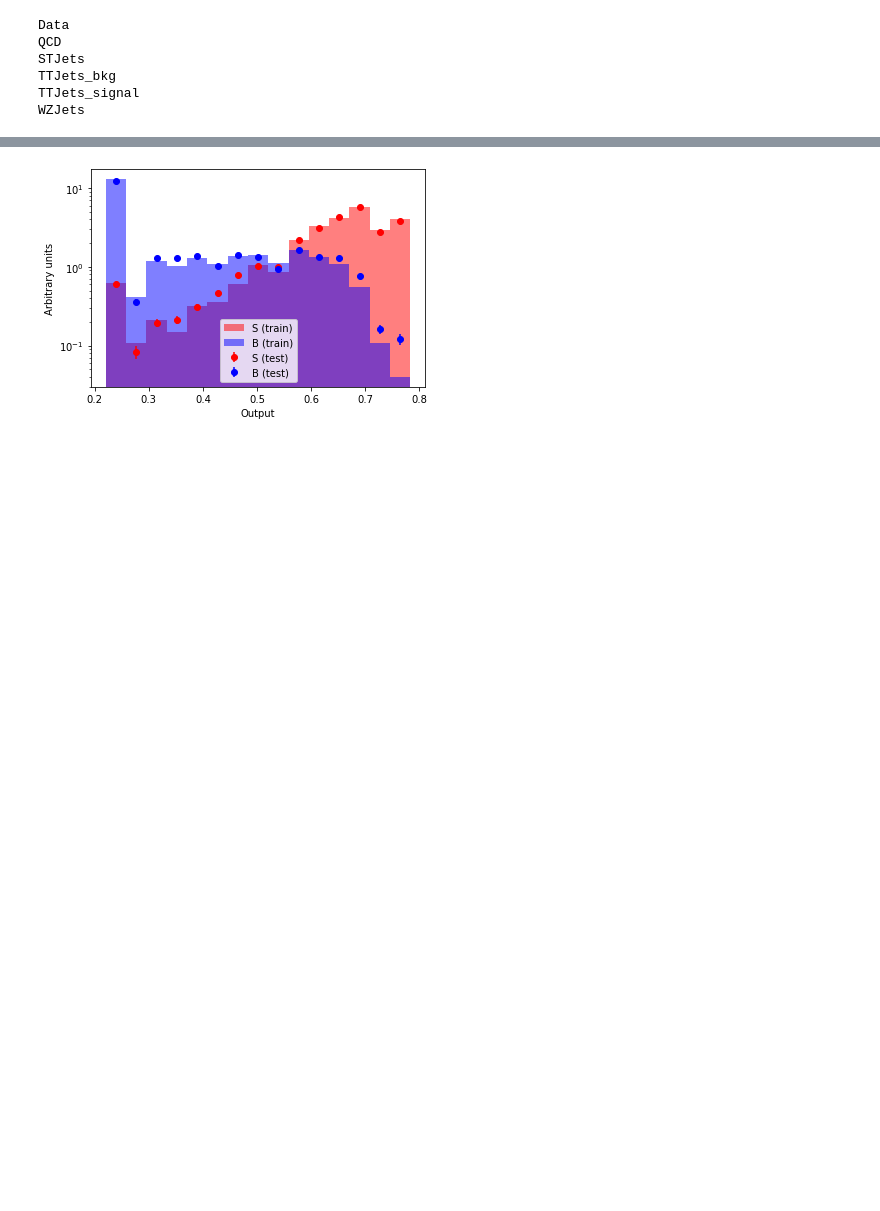
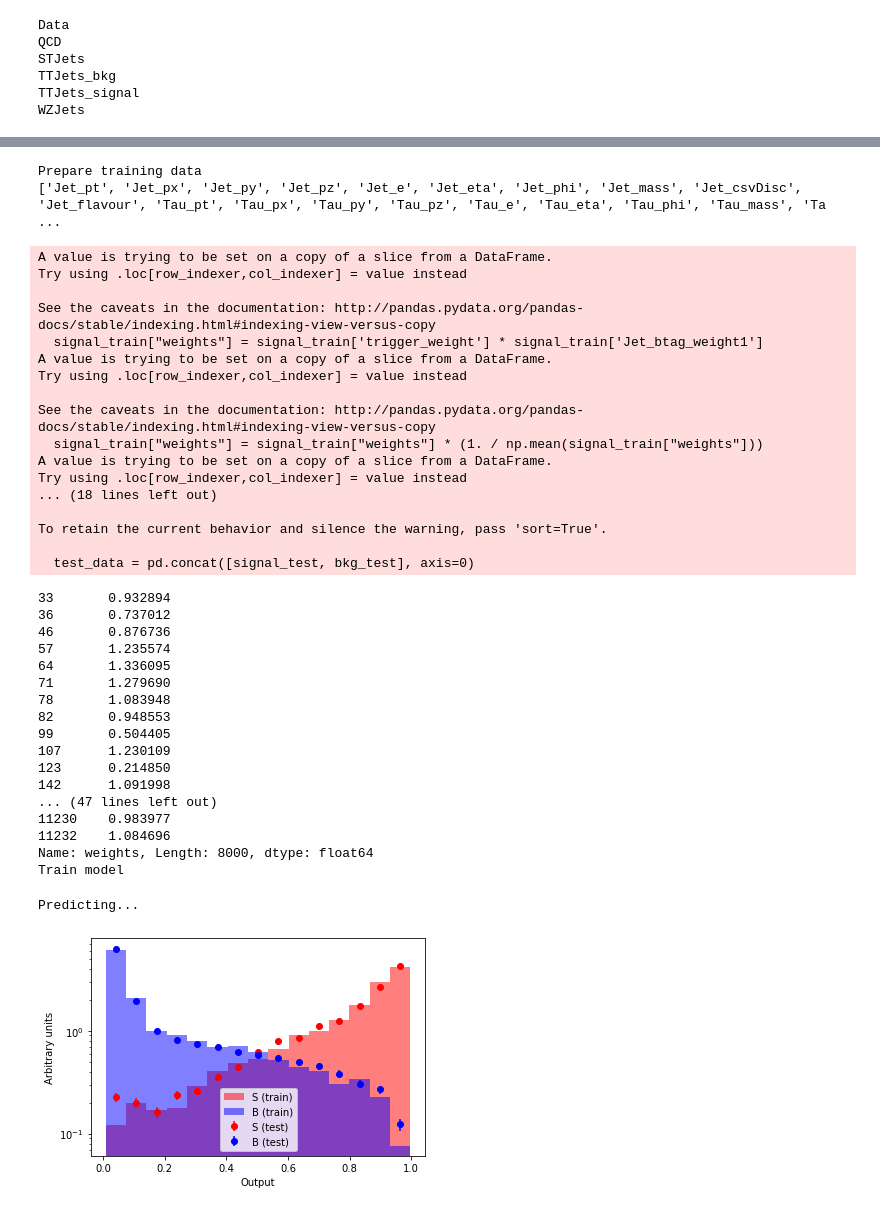
Before and after one commit to llayer/cmsopen, a Jupyter notebook: columnar/script_mlsyst.ipynb, the cells around one changed output, grey strips where cells are left out. Cells and saved outputs as stored; diff of their text form; code cells hidden in the pictures; blank space fills up the shorter version.

```diff
--- a/columnar/script_mlsyst.ipynb
+++ b/columnar/script_mlsyst.ipynb
@@ -31,0 +39,5 @@ WZJets
+# %%
+samples["TTJets_signal_centJER"]["pdf_up"] = samples["TTJets_signal_centJER"]["pdf_up"].fillna(0.)
+samples["TTJets_signal_centJER"]["pdf_down"] = samples["TTJets_signal_centJER"]["pdf_down"].fillna(0.)
+samples["TTJets_bkg_centJER"]["pdf_up"] = samples["TTJets_bkg_centJER"]["pdf_up"].fillna(0.)
+samples["TTJets_bkg_centJER"]["pdf_down"] = samples["TTJets_bkg_centJER"]["pdf_down"].fillna(0.)
@@ -123,5 +66,0 @@ Predicting...
-# %%
-# Plot
-ml.compare_train_test(bdt, X_train, y_train, X_test, y_test, bins=15)
-# %% [output]
-[figure, removed]
@@ -201,0 +67,42 @@ def vars_to_histos(samples, variables):
+# %%
+importlib.reload(ml)
+ml.train(samples)
+# %% [output]
+Prepare training data
+['Jet_pt', 'Jet_px', 'Jet_py', 'Jet_pz', 'Jet_e', 'Jet_eta', 'Jet_phi', 'Jet_mass', 'Jet_csvDisc', 'Jet_flavour', 'Tau_pt', 'Tau_px', 'Tau_py', 'Tau_pz', 'Tau_e', 'Tau_eta', 'Tau_phi', 'Tau_mass', 'Ta ...
+A value is trying to be set on a copy of a slice from a DataFrame.
+Try using .loc[row_indexer,col_indexer] = value instead
+
+See the caveats in the documentation: http://pandas.pydata.org/pandas-docs/stable/indexing.html#indexing-view-versus-copy
+  signal_train["weights"] = signal_train['trigger_weight'] * signal_train['Jet_btag_weight1']
+A value is trying to be set on a copy of a slice from a DataFrame.
+Try using .loc[row_indexer,col_indexer] = value instead
+
+See the caveats in the documentation: http://pandas.pydata.org/pandas-docs/stable/indexing.html#indexing-view-versus-copy
+  signal_train["weights"] = signal_train["weights"] * (1. / np.mean(signal_train["weights"]))
+A value is trying to be set on a copy of a slice from a DataFrame.
+Try using .loc[row_indexer,col_indexer] = value instead
+... (18 lines left out)
+
+To retain the current behavior and silence the warning, pass 'sort=True'.
+
+  test_data = pd.concat([signal_test, bkg_test], axis=0)
+33       0.932894
+36       0.737012
+46       0.876736
+57       1.235574
+64       1.336095
+71       1.279690
+78       1.083948
+82       0.948553
+99       0.504405
+107      1.230109
+123      0.214850
+142      1.091998
+... (47 lines left out)
+11230    0.983977
+11232    1.084696
+Name: weights, Length: 8000, dtype: float64
+Train model
+Predicting...
+[figure, added]
```
Also changed, not shown: parts of 34 cells of this notebook, 2 other files.
